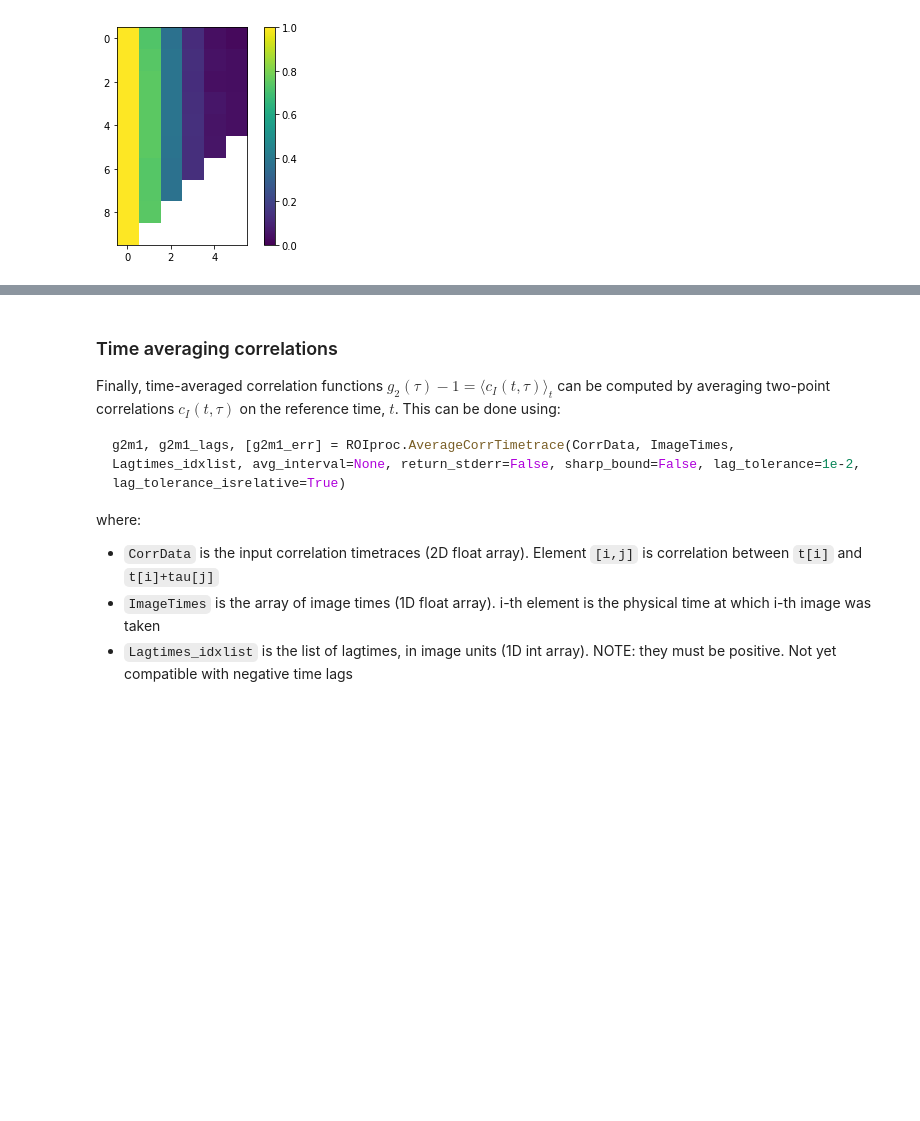
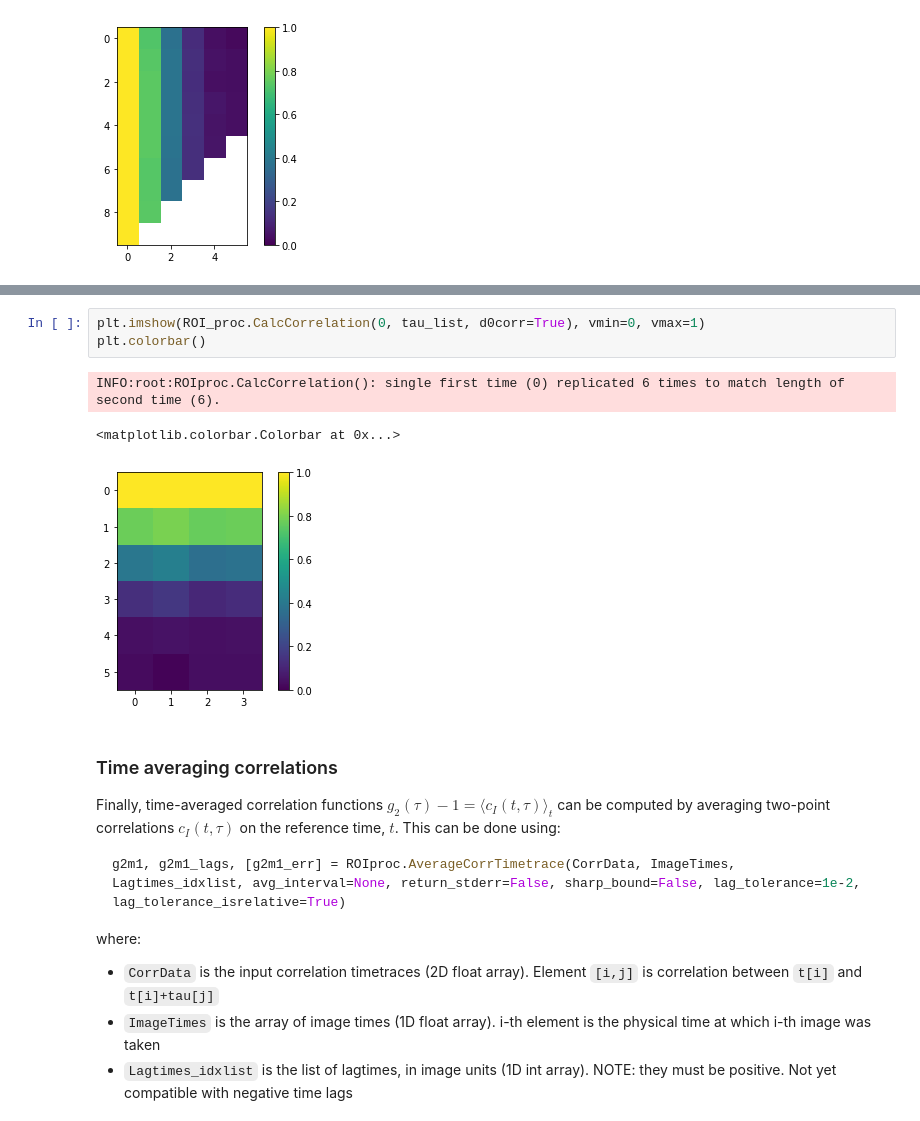
Before and after one commit to steaime/DSHpy, a Jupyter notebook: tutorial4_ROIs.ipynb, the cells around one changed output, grey strips where cells are left out. Drawn from its saved outputs; the diff is of its cells as text; blank space fills up the shorter version.

Commit message:
ROIproc.CalcCorrelation function added, tutorial updated

```diff
--- a/tutorial4_ROIs.ipynb
+++ b/tutorial4_ROIs.ipynb
@@ -379,3 +396,10 @@ plt.colorbar()
+# %%
+plt.imshow(ROI_proc.CalcCorrelation(0, tau_list, d0corr=True), vmin=0, vmax=1)
+plt.colorbar()
+# %% [output]
+INFO:root:ROIproc.CalcCorrelation(): single first time (0) replicated 6 times to match length of second time (6).
+<matplotlib.colorbar.Colorbar at 0x...>
+[figure, added]
 # %% [markdown]
 ### Time averaging correlations
 
```
Also changed, not shown: parts of 14 cells of this notebook, 1 other file.
